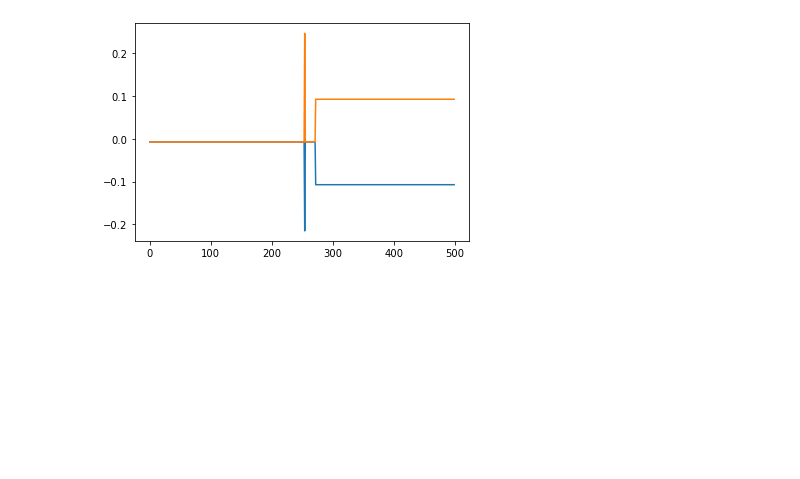
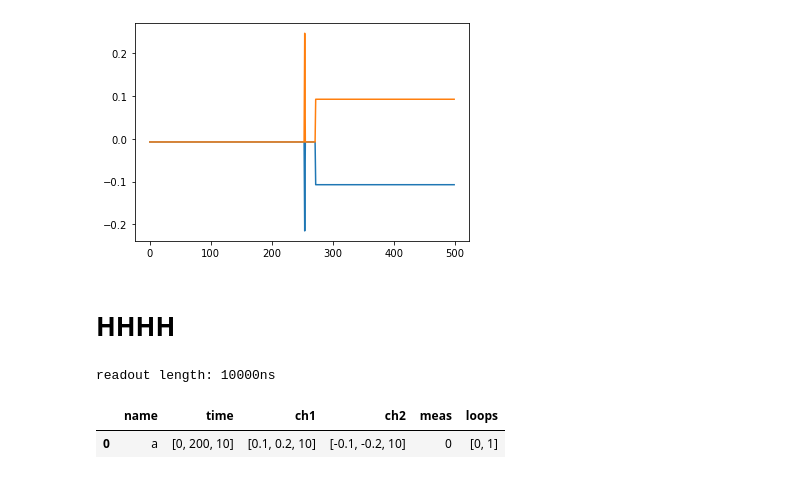
Before and after one commit to qdev-dk/QMachine, a Jupyter notebook: qmachine/pulse_generator/Pulse_generator_test.ipynb, the cells around one changed output. Cells and saved outputs as stored; diff of their text form; code cells hidden in the pictures; blank space fills up the shorter version.

```diff
--- a/qmachine/pulse_generator/Pulse_generator_test.ipynb
+++ b/qmachine/pulse_generator/Pulse_generator_test.ipynb
@@ -604,3 +597,23 @@ plt.plot(samples1.con1.analog['2'][1000:1500])#[38000:42000])
 [figure]
 # %%
 pulser.seq_to_py(seq2,'switch_test.py')
+# %% [markdown]
+# HHHH
+# %%
+import pandas as pd
+import numpy as np
+from qmachine.pulse_generator.pulse_generator import Pulse_builder, Pulser
+from pprint import pprint
+dividers = {'ch1': 1, 'ch2': 1}
+pb = Pulse_builder(dividers,channel_dict={'ch1': 'Q1_R', 'ch2': 'Q1_L', 'meas': 'Q1_readout'})
+from config import config
+pulser = Pulser(config,measpulse='readout_pulse_0_2',channel_dict={'ch1': 'Q1_R', 'ch2': 'Q1_L', 'meas': 'Q1_readout'})
+
+df = pd.DataFrame(index=[0],columns=['name','time','ch1','ch2','meas','loops'])
+df.iloc[0]=['a',[0,200,10],[0.1,0.2,10],[-0.1,-0.2,10],0,[0,1]]
+# df.iloc[1]=['b',[200],[0.3],[-0.3],0,np.nan]
+df
+# %% [output]
+readout length: 10000ns
+|  | name | time | ch1 | ch2 | meas | loops |
+| 0 | a | [0, 200, 10] | [0.1, 0.2, 10] | [-0.1, -0.2, 10] | 0 | [0, 1] |
```
Also changed, not shown: parts of 7 cells of this notebook, 1 other file.
